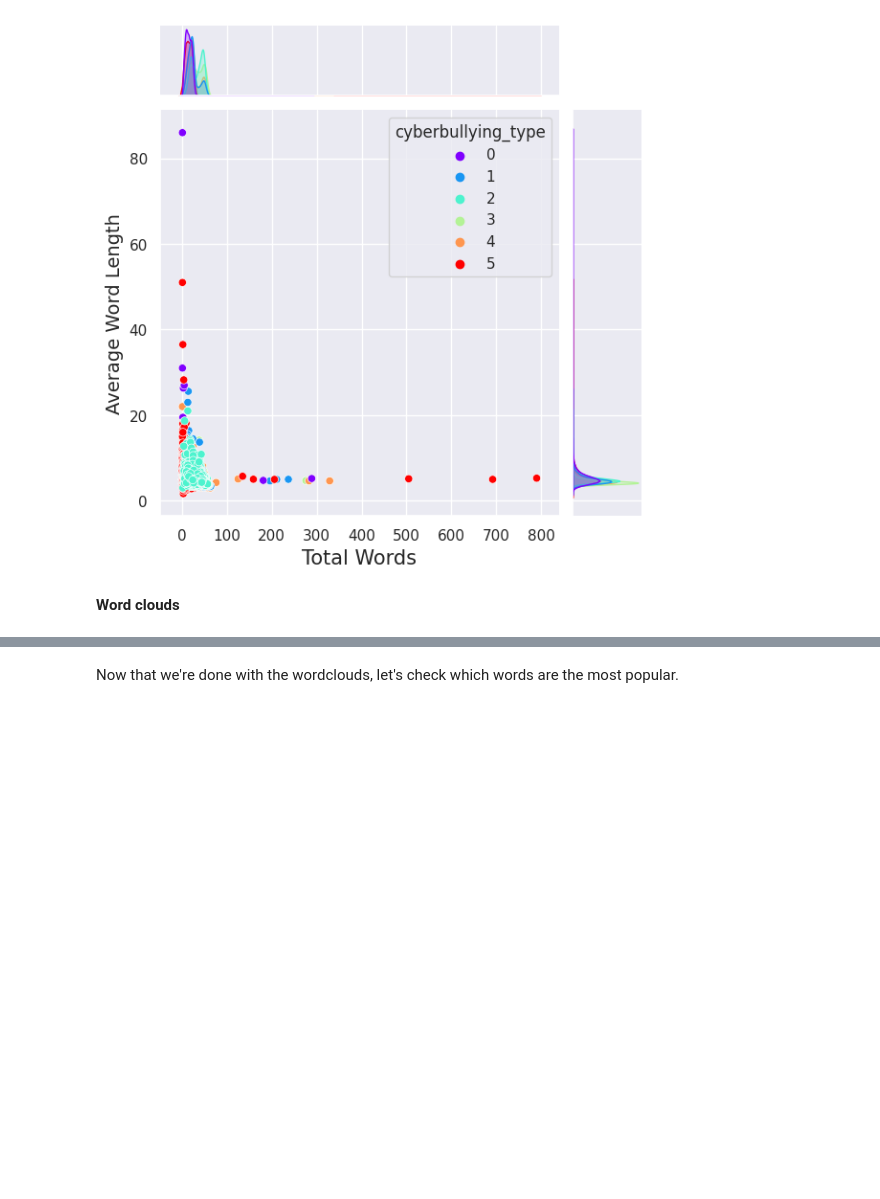
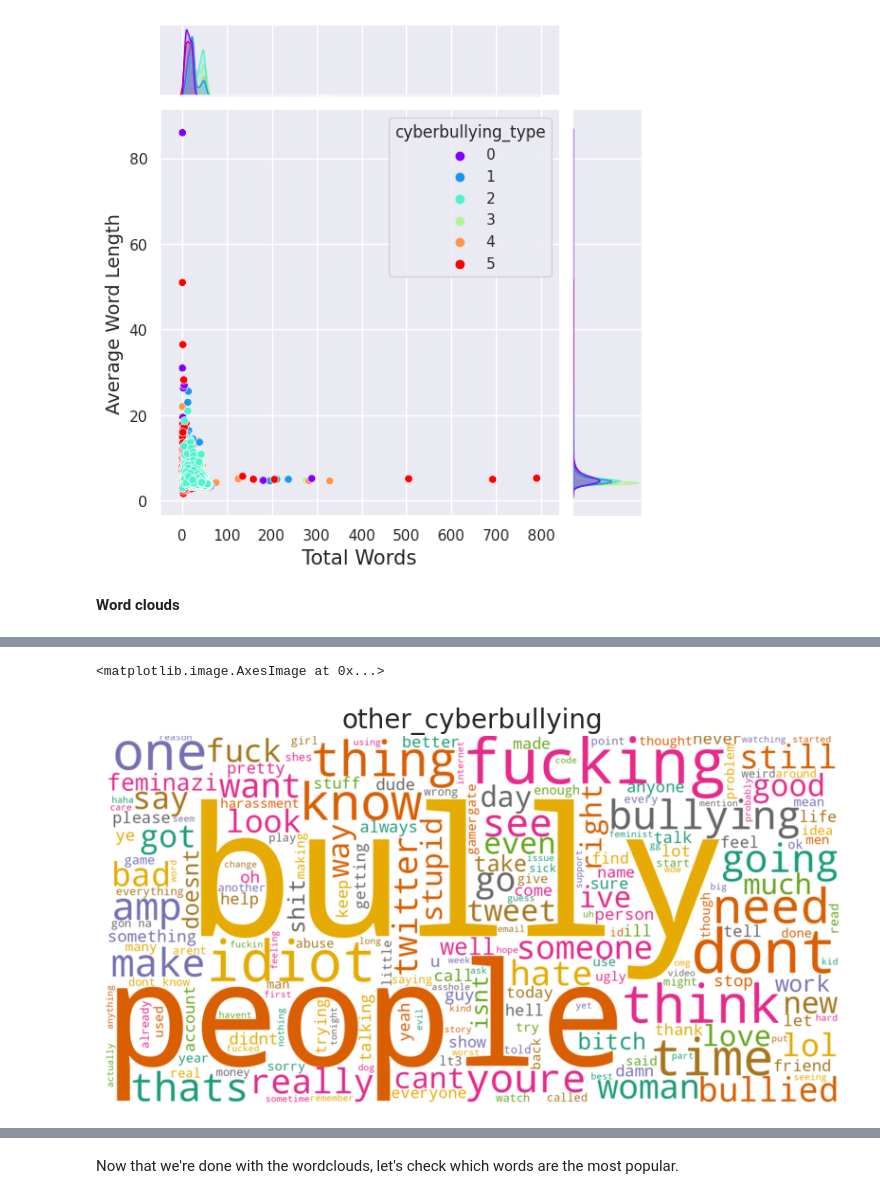
Before and after one commit to WWharf416/ThoughtShield, a Jupyter notebook: eda-final.ipynb, the cells around one changed output, grey strips where cells are left out. Saved outputs shown, nothing was run; the diff lists cells and outputs as text; code cells hidden in the pictures; blank space fills up the shorter version.

```diff
--- a/eda-final.ipynb
+++ b/eda-final.ipynb
@@ -495,3 +495,16 @@ plt.imshow(wc0, interpolation='bilinear')
+# %%
+# other_cyberbullying
+plt.figure(figsize=(10, 10))
+subset5 = df[df['cyberbullying_type']==5]
+text_other = subset5['clean_tweets'].values
+wc5 = WordCloud(background_color='white', colormap='Dark2', width=2000, height=1000).generate(' '.join(text_other))
+
+plt.axis('off')
+plt.title("other_cyberbullying", fontsize=20)
+plt.imshow(wc5, interpolation='bilinear')
+# %% [output]
+<matplotlib.image.AxesImage at 0x...>
+[figure, added]
 # %%
 # All Tweets
 plt.figure(figsize=(10, 10))
```
Also changed, not shown: parts of 17 cells of this notebook.
